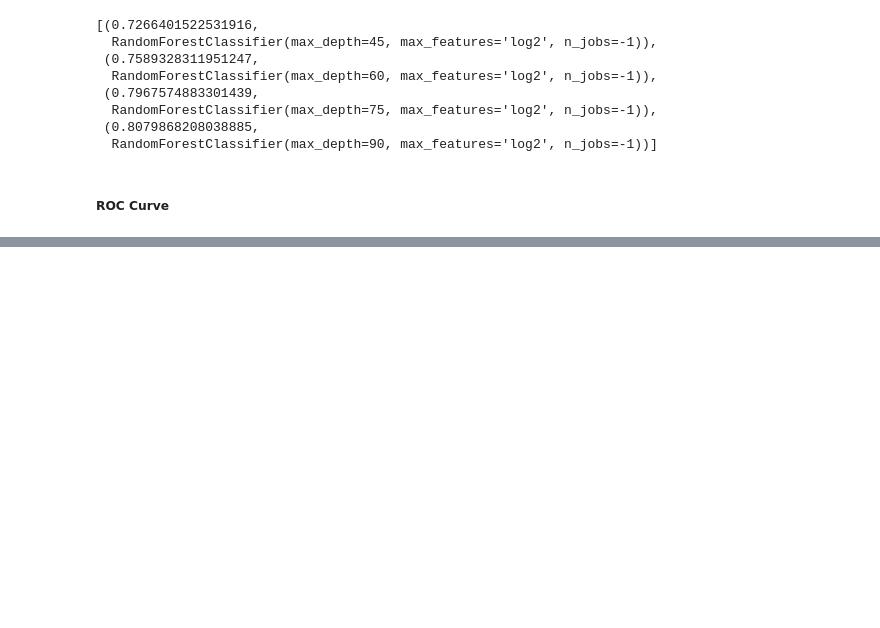
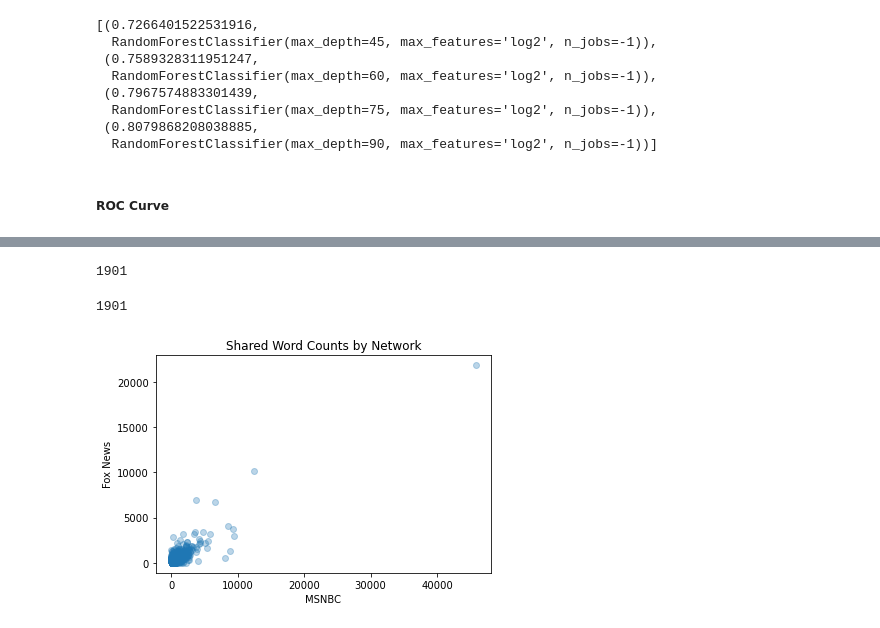
Before and after one commit to leckieje/chyrons_nlp, a Jupyter notebook: chyrons_book.ipynb, the cells around one changed output, grey strips where cells are left out. Drawn from its saved outputs; the diff is of its cells as text; code cells hidden in the pictures; blank space fills up the shorter version.

Commit message:
word count charts

```diff
--- a/chyrons_book.ipynb
+++ b/chyrons_book.ipynb
@@ -983,0 +976,20 @@ def fit_nmf(X, n_components=2):
+# %%
+nbc_word_counts = nbc_words.sum()
+fox_word_counts = fox_words.sum()
+# %%
+len(nbc_word_counts)
+# %% [output]
+1901
+# %%
+len(fox_word_counts)
+# %% [output]
+1901
+# %%
+fig, ax = plt.subplots()
+
+ax.scatter(nbc_word_counts, fox_word_counts, alpha=0.3)
+ax.set_title('Shared Word Counts by Network')
+ax.set_xlabel('MSNBC')
+ax.set_ylabel('Fox News');
+# %% [output]
+[figure, added]
```
Also changed, not shown: parts of 61 cells of this notebook.
